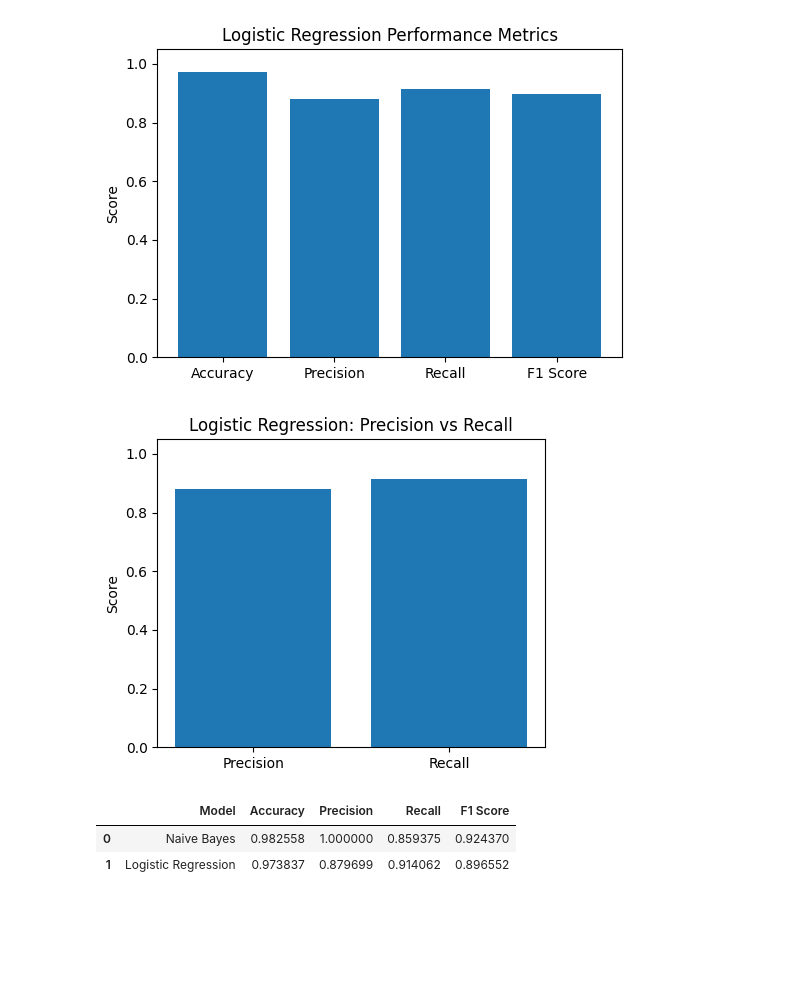
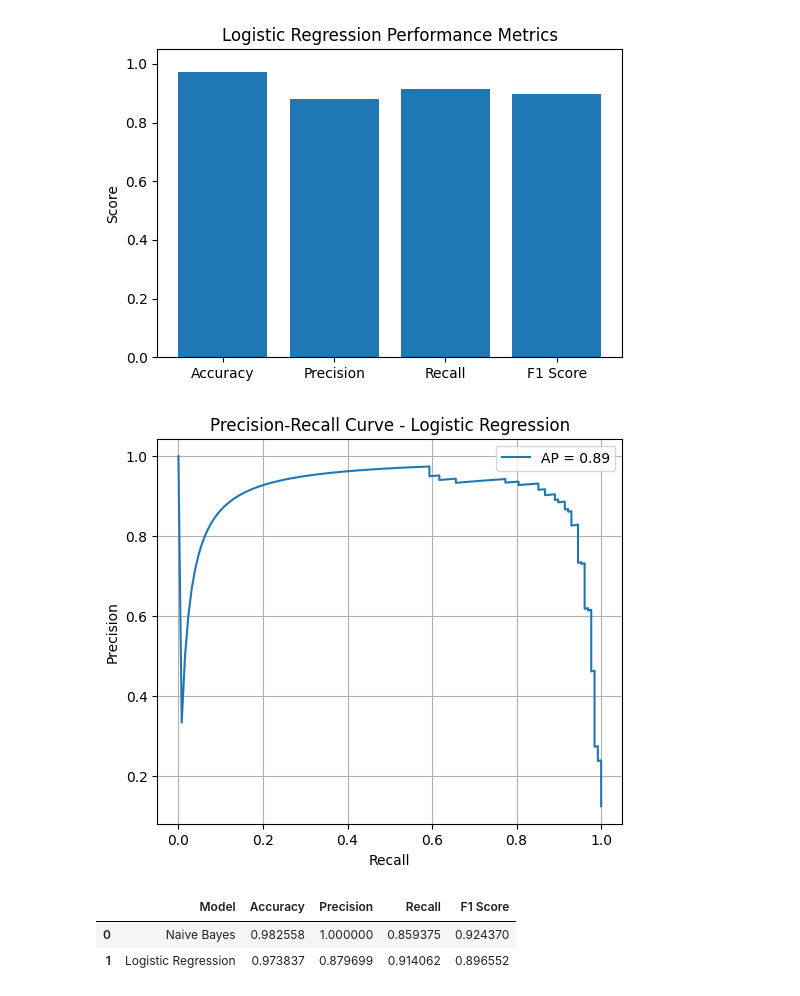
Before and after one commit to Subin-769/Spam-Email-Classification, a Jupyter notebook: Spam Email.ipynb, the cells around one changed output. Drawn from its saved outputs; the diff is of its cells as text; code cells hidden in the pictures; blank space fills up the shorter version.

```diff
--- a/Spam Email.ipynb
+++ b/Spam Email.ipynb
@@ -407,17 +424,21 @@ plt.show()
 # %% [output]
 [figure]
 # %%
-plt.figure(figsize=(5,4))
-plt.bar(
-    ["Precision", "Recall"],
-    [lr_precision, lr_recall]
-)
-plt.ylim(0, 1.05)
-plt.title("Logistic Regression: Precision vs Recall")
-plt.ylabel("Score")
-plt.show()
+lr_probs = lr.predict_proba(X_test)[:, 1]
+
+precision_lr, recall_lr, _ = precision_recall_curve(y_test, lr_probs)
+score_lr = average_precision_score(y_test, lr_probs)
-# %% [output]
-[figure, removed]
+# %%
+plt.figure(figsize=(6, 5))
+plt.plot(recall_lr, precision_lr, label=f'AP = {score_lr:.2f}')
+plt.xlabel('Recall')
+plt.ylabel('Precision')
+plt.title('Precision-Recall Curve - Logistic Regression')
+plt.legend()
+plt.grid(True)
+plt.show()
+# %% [output]
+[figure, added]
 # %%
 results_df = pd.DataFrame(results, columns=["Model", "Accuracy", "Precision", "Recall", "F1 Score"])
 results_df
```
Also changed, not shown: parts of 6 cells of this notebook.
